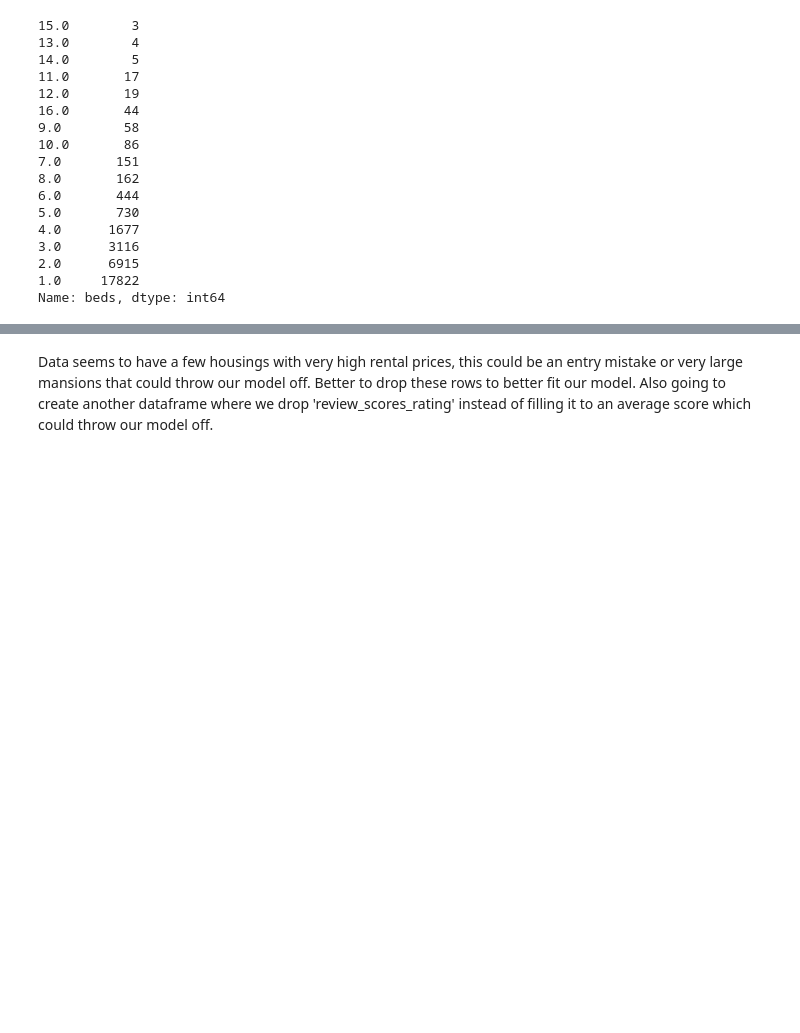
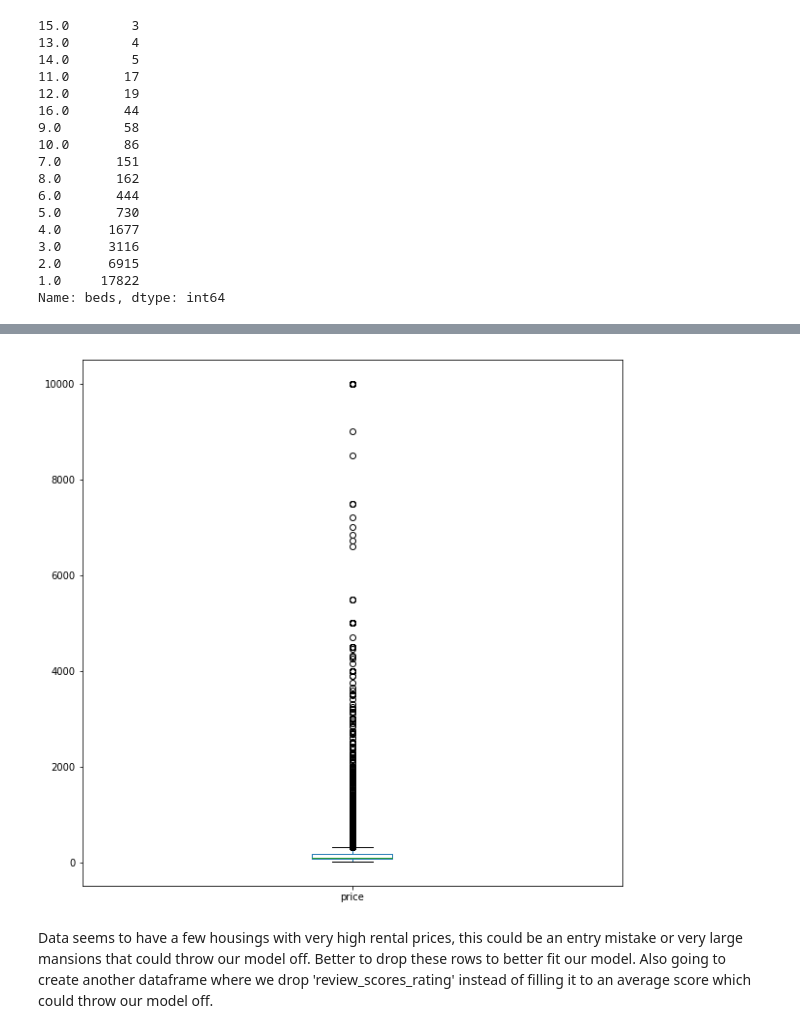
Before and after one commit to sebastian-chang/ga_ds_final, a Jupyter notebook: part_2.ipynb, the cells around one changed output, grey strips where cells are left out. Saved outputs shown, nothing was run; the diff lists cells and outputs as text; code cells hidden in the pictures; blank space fills up the shorter version.

```diff
--- a/part_2.ipynb
+++ b/part_2.ipynb
@@ -361,3 +381,7 @@ NameError: name 'sns' is not defined
+# %%
+ax = cleaned_la_airbnbs.loc[:, 'price'].plot(kind='box',figsize=(10, 10))
+# %% [output]
+[figure, added]
 # %% [markdown]
 Data seems to have a few housings with very high rental prices, this could be an entry mistake or very large mansions that could throw our model off.  Better to drop these rows to better fit our model.  Also going to create another dataframe where we drop 'review_scores_rating' instead of filling it to an average score which could throw our model off.
 # %%
```
Also changed, not shown: parts of 18 cells of this notebook.
